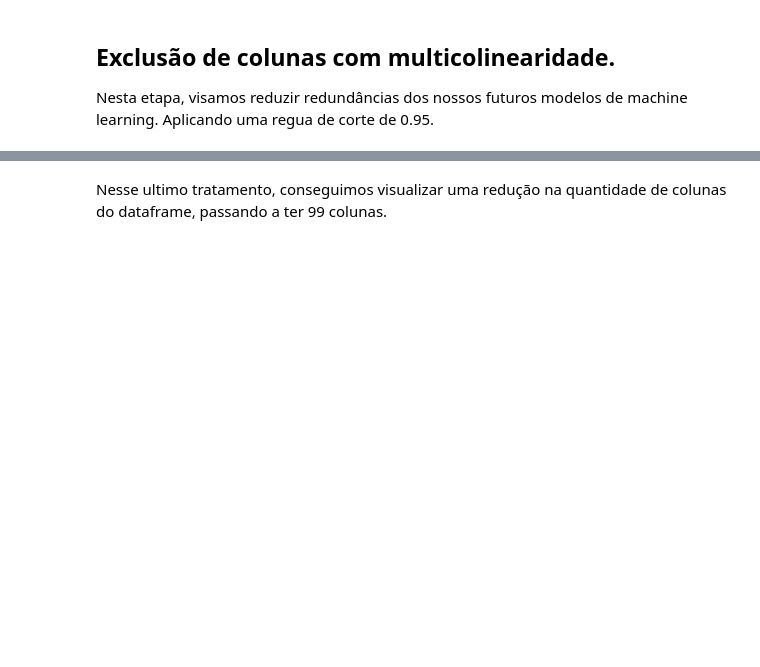
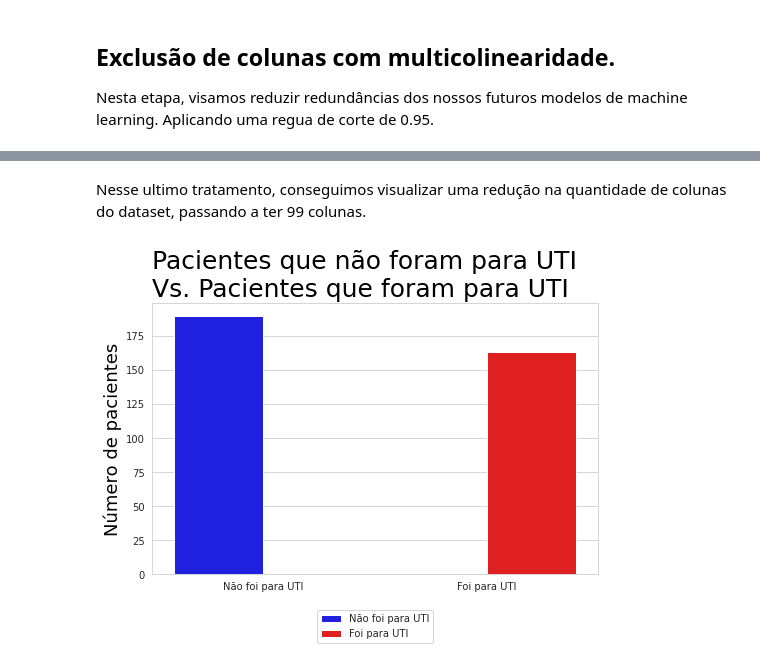
Before and after one commit to kaicque/Projeto-Final-Bootcamp-DS, a Jupyter notebook: Notebooks/Tratamento_dados.ipynb, the cells around one changed output, grey strips where cells are left out. Cells and saved outputs as stored; diff of their text form; code cells hidden in the pictures; blank space fills up the shorter version.

```diff
--- a/Notebooks/Tratamento_dados.ipynb
+++ b/Notebooks/Tratamento_dados.ipynb
@@ -205,2 +209,25 @@ dados_limpos_sem_corr.describe()
 # %% [markdown]
-Nesse ultimo tratamento, conseguimos visualizar uma redução na quantidade de colunas do dataframe, passando a ter 99 colunas.
+Nesse ultimo tratamento, conseguimos visualizar uma redução na quantidade de colunas do dataset, passando a ter 99 colunas.
+# %%
+sns.set_style('whitegrid')
+fig, ax = plt.subplots(figsize = (8, 5))
+sns.countplot(dados_limpos_sem_corr['ICU'], hue=dados_limpos_sem_corr['ICU'], data=dados_limpos_sem_corr, palette=['b','r'], ax=ax)
+
+plt.ylabel("Número de pacientes", fontdict = {'fontsize': 18}, color = '#000000')
+plt.xlabel("", fontdict = {'fontsize': 20}, color = '#000000')
+plt.title('Pacientes que não foram para UTI\nVs. Pacientes que foram para UTI',  loc = 'left', fontsize = 25, color = '#000000')
+
+plt.legend(bbox_to_anchor=(1.00, 1), loc='upper right')
+plt.legend(loc='center')
+legend = plt.legend(loc='center')
+plt.setp(legend.get_texts(), color='#30e327')
+plt.legend(['Não foi para UTI', 'Foi para UTI'],loc='lower center', bbox_to_anchor=(0.50, -0.27))
+
+
+fig.canvas.draw()
+
+ax.set_xticklabels(['Não foi para UTI','Foi para UTI'])
+
+plt.show()
+# %% [output]
+[figure, added]
```
Also changed, not shown: parts of 12 cells of this notebook.
